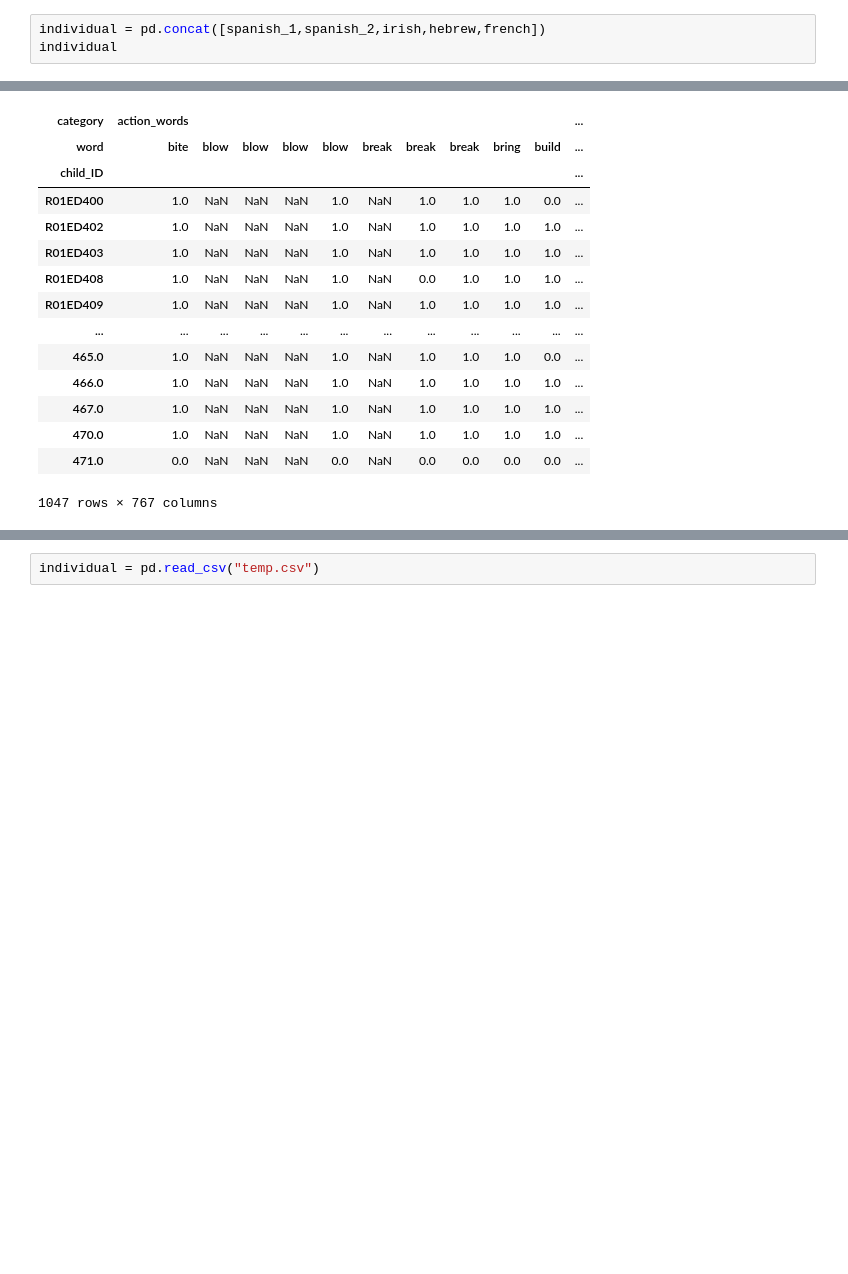
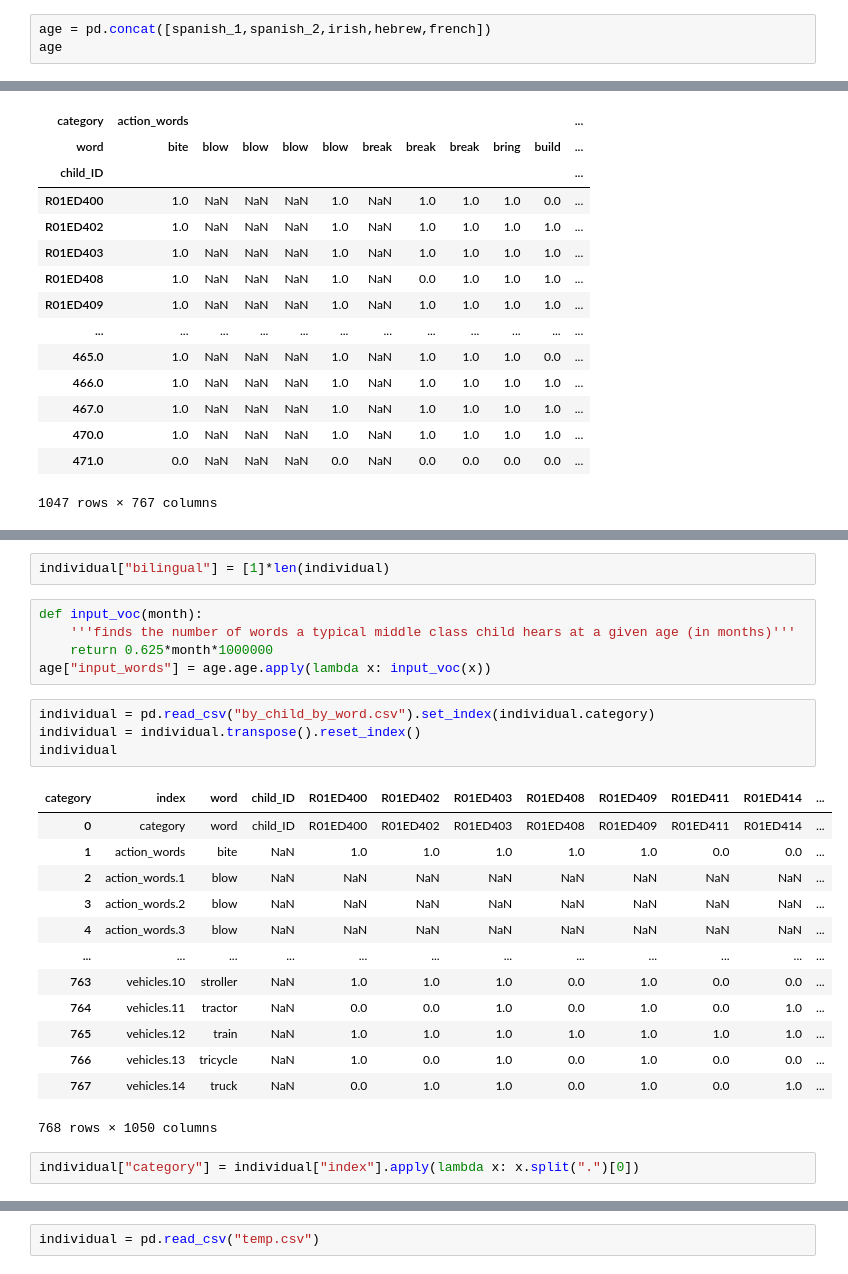
Before and after one commit to ningkko/Bilingualism_ChildASR, a Jupyter notebook: biling_data/by_child_5_lang_analysis.ipynb, the cells around one changed output, grey strips where cells are left out. Cells and saved outputs as stored; diff of their text form; blank space fills up the shorter version.

```diff
--- a/biling_data/by_child_5_lang_analysis.ipynb
+++ b/biling_data/by_child_5_lang_analysis.ipynb
@@ -24,8 +24,8 @@ hebrew = unify(pd.read_csv("hebrew/paper_data/by_child_data.csv"))
 # %%
 french = unify(pd.read_csv("french/paper_data/by_child_data.csv"))
 # %%
-individual = pd.concat([spanish_1,spanish_2,irish,hebrew,french])
-individual
+age = pd.concat([spanish_1,spanish_2,irish,hebrew,french])
+age
 # %% [output]
 |  | age | baabaa | choochoo | cockadoodledoo | grr | meow | moo | ouch | quackquack | uhoh | ... |
 | child_ID |  |  |  |  |  |  |  |  |  |  | ... |
@@ -197,0 +256,27 @@ individual
+# %%
+individual["bilingual"] = [1]*len(individual)
+# %%
+def input_voc(month):
+    '''finds the number of words a typical middle class child hears at a given age (in months)'''
+    return 0.625*month*1000000
+age["input_words"] = age.age.apply(lambda x: input_voc(x))
+# %%
+individual = pd.read_csv("by_child_by_word.csv").set_index(individual.category)
+individual = individual.transpose().reset_index()
+individual
+# %% [output]
+| category | index | word | child_ID | R01ED400 | R01ED402 | R01ED403 | R01ED408 | R01ED409 | R01ED411 | R01ED414 | ... |
+| 0 | category | word | child_ID | R01ED400 | R01ED402 | R01ED403 | R01ED408 | R01ED409 | R01ED411 | R01ED414 | ... |
+| 1 | action_words | bite | NaN | 1.0 | 1.0 | 1.0 | 1.0 | 1.0 | 0.0 | 0.0 | ... |
+| 2 | action_words.1 | blow | NaN | NaN | NaN | NaN | NaN | NaN | NaN | NaN | ... |
+| 3 | action_words.2 | blow | NaN | NaN | NaN | NaN | NaN | NaN | NaN | NaN | ... |
+| 4 | action_words.3 | blow | NaN | NaN | NaN | NaN | NaN | NaN | NaN | NaN | ... |
+| ... | ... | ... | ... | ... | ... | ... | ... | ... | ... | ... | ... |
+| 763 | vehicles.10 | stroller | NaN | 1.0 | 1.0 | 1.0 | 0.0 | 1.0 | 0.0 | 0.0 | ... |
+| 764 | vehicles.11 | tractor | NaN | 0.0 | 0.0 | 1.0 | 0.0 | 1.0 | 0.0 | 1.0 | ... |
+| 765 | vehicles.12 | train | NaN | 1.0 | 1.0 | 1.0 | 1.0 | 1.0 | 1.0 | 1.0 | ... |
+| 766 | vehicles.13 | tricycle | NaN | 1.0 | 0.0 | 1.0 | 0.0 | 1.0 | 0.0 | 0.0 | ... |
+| 767 | vehicles.14 | truck | NaN | 0.0 | 1.0 | 1.0 | 0.0 | 1.0 | 0.0 | 1.0 | ... |
+768 rows × 1050 columns
+# %%
+individual["category"] = individual["index"].apply(lambda x: x.split(".")[0])
```
Also changed, not shown: parts of 16 cells of this notebook, 4 other files.
